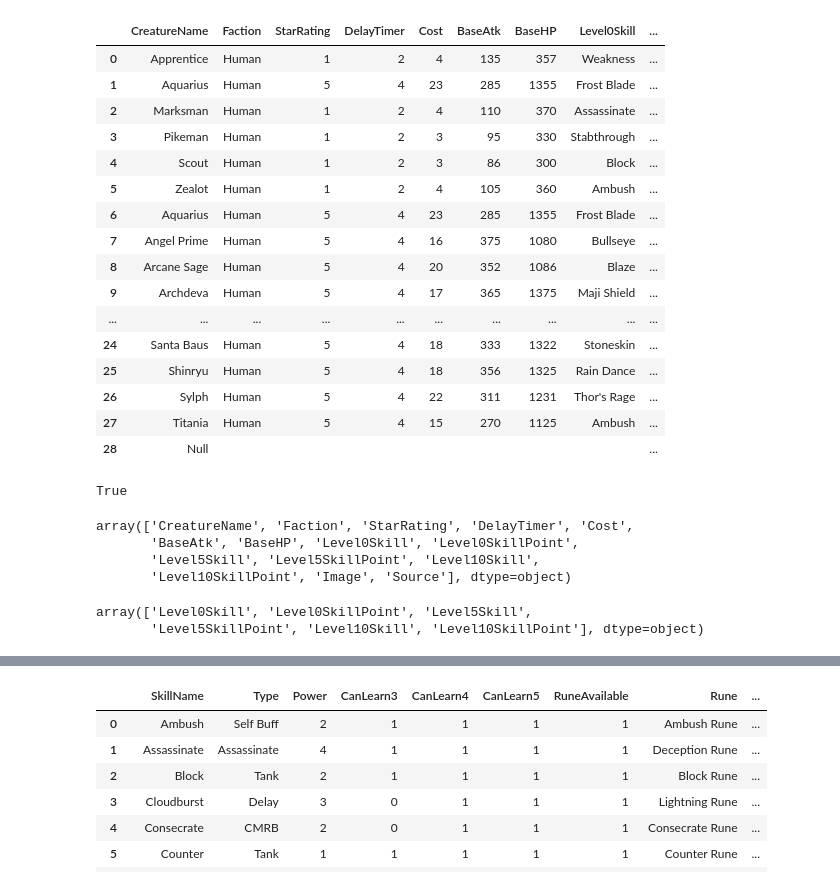
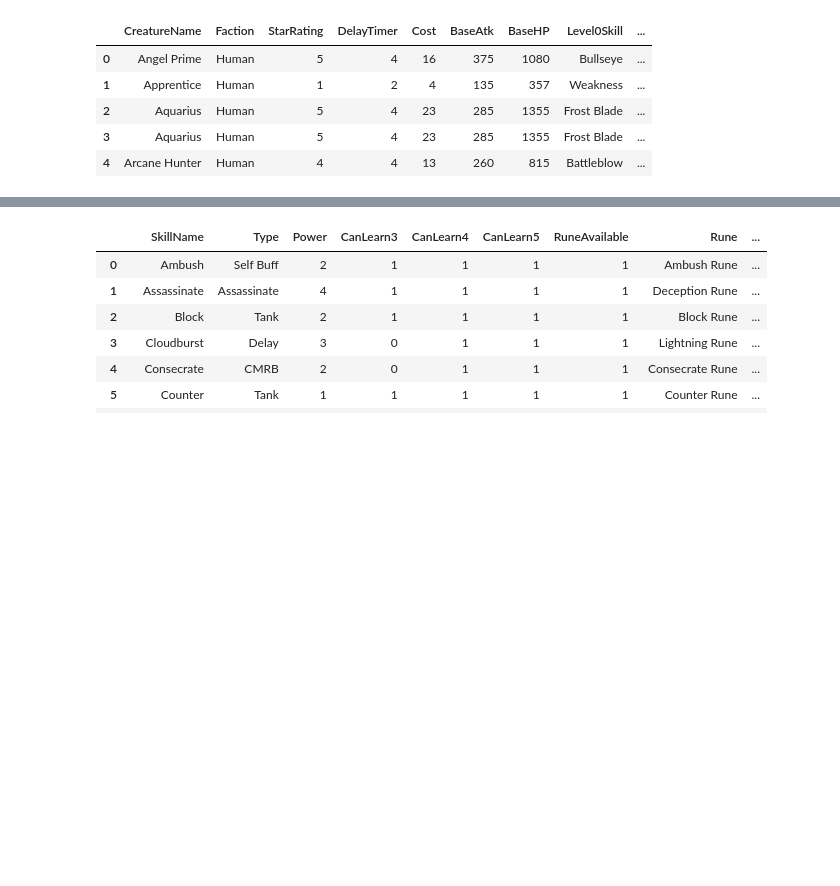
Before and after one commit to kingraijun/deck_heroes, a Jupyter notebook: deckheroes.ipynb, the cells around one changed output, grey strips where cells are left out. Saved outputs shown, nothing was run; the diff lists cells and outputs as text; code cells hidden in the pictures; blank space fills up the shorter version.

```diff
--- a/deckheroes.ipynb
+++ b/deckheroes.ipynb
@@ -3,40 +3,11 @@ import pandas as pd
 import numpy as np
 # %%
 creatures = pd.read_csv('creatures.csv', dtype=str, keep_default_na=False)
-creatures
+creatures.head()
 # %% [output]
 |  | CreatureName | Faction | StarRating | DelayTimer | Cost | BaseAtk | BaseHP | Level0Skill | ... |
-| 0 | Apprentice | Human | 1 | 2 | 4 | 135 | 357 | Weakness | ... |
-| 1 | Aquarius | Human | 5 | 4 | 23 | 285 | 1355 | Frost Blade | ... |
-| 2 | Marksman | Human | 1 | 2 | 4 | 110 | 370 | Assassinate | ... |
-| 3 | Pikeman | Human | 1 | 2 | 3 | 95 | 330 | Stabthrough | ... |
-| 4 | Scout | Human | 1 | 2 | 3 | 86 | 300 | Block | ... |
-| 5 | Zealot | Human | 1 | 2 | 4 | 105 | 360 | Ambush | ... |
-| 6 | Aquarius | Human | 5 | 4 | 23 | 285 | 1355 | Frost Blade | ... |
-| 7 | Angel Prime | Human | 5 | 4 | 16 | 375 | 1080 | Bullseye | ... |
-| 8 | Arcane Sage | Human | 5 | 4 | 20 | 352 | 1086 | Blaze | ... |
-| 9 | Archdeva | Human | 5 | 4 | 17 | 365 | 1375 | Maji Shield | ... |
-| ... | ... | ... | ... | ... | ... | ... | ... | ... | ... |
-| 24 | Santa Baus | Human | 5 | 4 | 18 | 333 | 1322 | Stoneskin | ... |
-| 25 | Shinryu | Human | 5 | 4 | 18 | 356 | 1325 | Rain Dance | ... |
-| 26 | Sylph | Human | 5 | 4 | 22 | 311 | 1231 | Thor's Rage | ... |
-| 27 | Titania | Human | 5 | 4 | 15 | 270 | 1125 | Ambush | ... |
-| 28 | Null |  |  |  |  |  |  |  | ... |
+| 0 | Angel Prime | Human | 5 | 4 | 16 | 375 | 1080 | Bullseye | ... |
+| 1 | Apprentice | Human | 1 | 2 | 4 | 135 | 357 | Weakness | ... |
+| 2 | Aquarius | Human | 5 | 4 | 23 | 285 | 1355 | Frost Blade | ... |
+| 3 | Aquarius | Human | 5 | 4 | 23 | 285 | 1355 | Frost Blade | ... |
+| 4 | Arcane Hunter | Human | 4 | 4 | 13 | 260 | 815 | Battleblow | ... |
-# %%
-"Titania" in creatures.CreatureName.values
-# %% [output]
-True
-# %%
-x = creatures[creatures.StarRating=="5"].reset_index(drop=True)
-xcol = x.columns.values
-xcol
-# %% [output]
-array(['CreatureName', 'Faction', 'StarRating', 'DelayTimer', 'Cost',
-       'BaseAtk', 'BaseHP', 'Level0Skill', 'Level0SkillPoint',
-       'Level5Skill', 'Level5SkillPoint', 'Level10Skill',
-       'Level10SkillPoint', 'Image', 'Source'], dtype=object)
-# %%
-xcol[7:13]
-# %% [output]
-array(['Level0Skill', 'Level0SkillPoint', 'Level5Skill',
-       'Level5SkillPoint', 'Level10Skill', 'Level10SkillPoint'], dtype=object)
```
Also changed, not shown: parts of 9 cells of this notebook, 2 other files.
